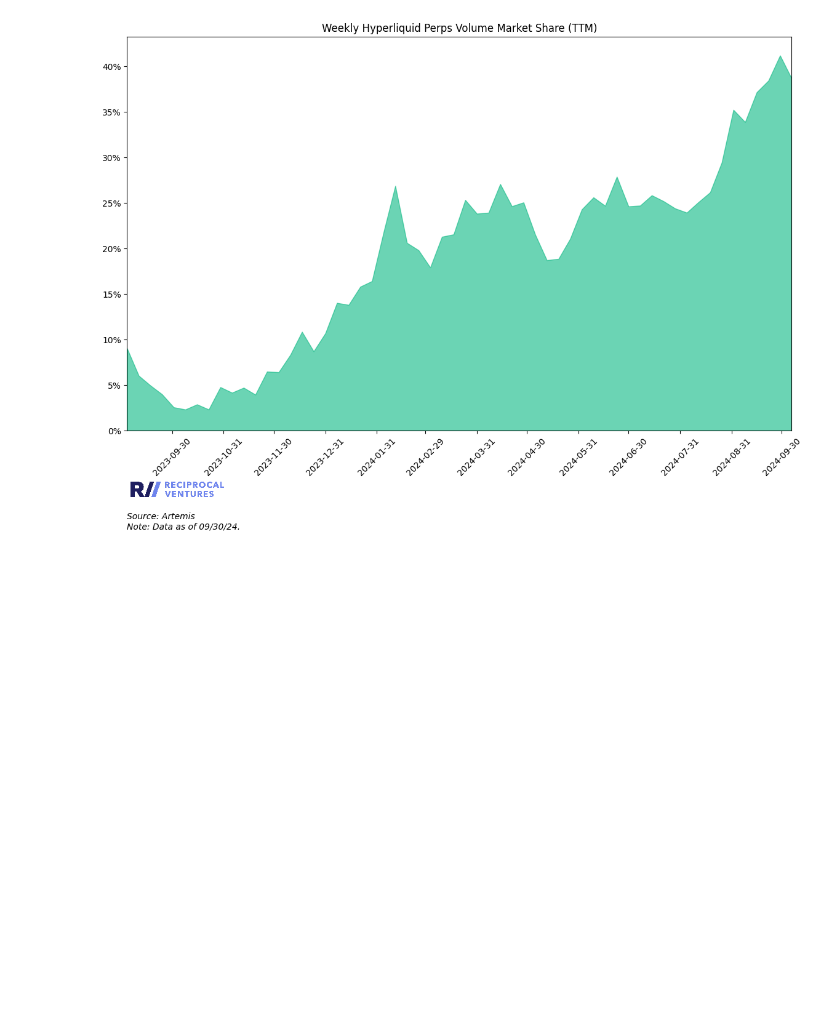
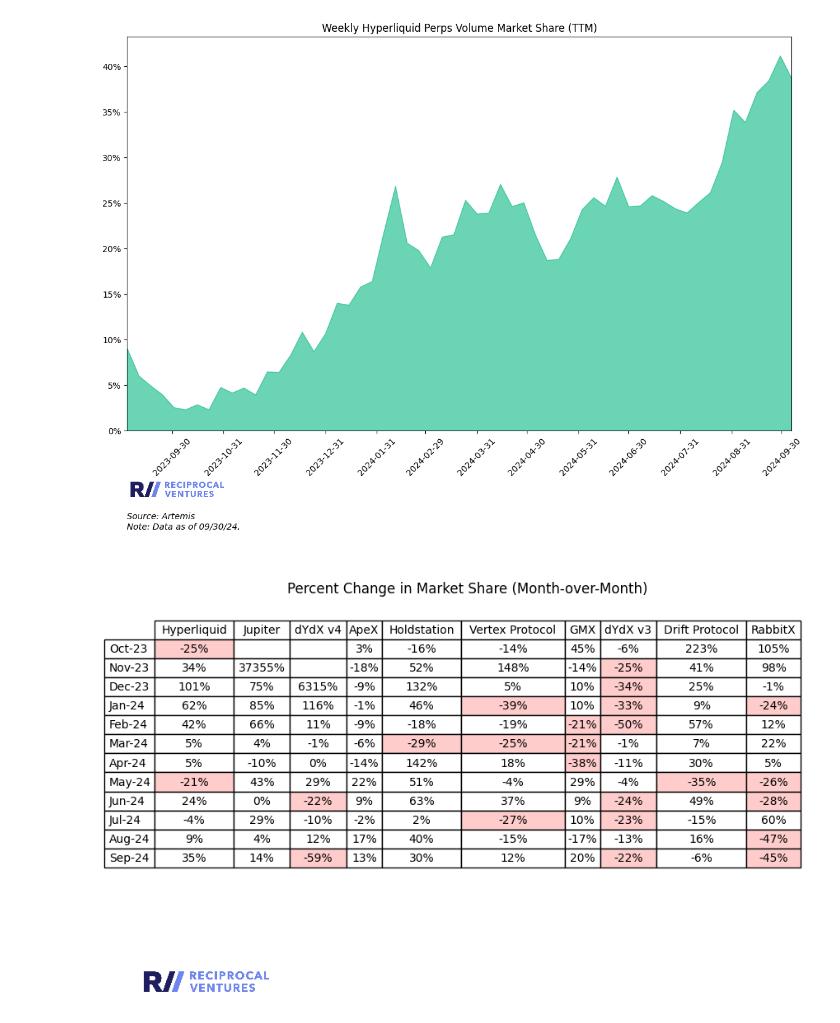
Before and after one commit to jimboevans/Hyperliquid-blog-post, a Jupyter notebook: analysis.ipynb, the cells around one changed output. Drawn from its saved outputs; the diff is of its cells as text; code cells hidden in the pictures; blank space fills up the shorter version.

```diff
--- a/analysis.ipynb
+++ b/analysis.ipynb
@@ -547,0 +646,5 @@ plot_hyperliquid_percentage(input_file)
+# %%
+# Chart 7 chart
+calculate_market_share_percent_change(input_file)
+# %% [output]
+[figure, added]
```
Also changed, not shown: parts of 8 cells of this notebook.
